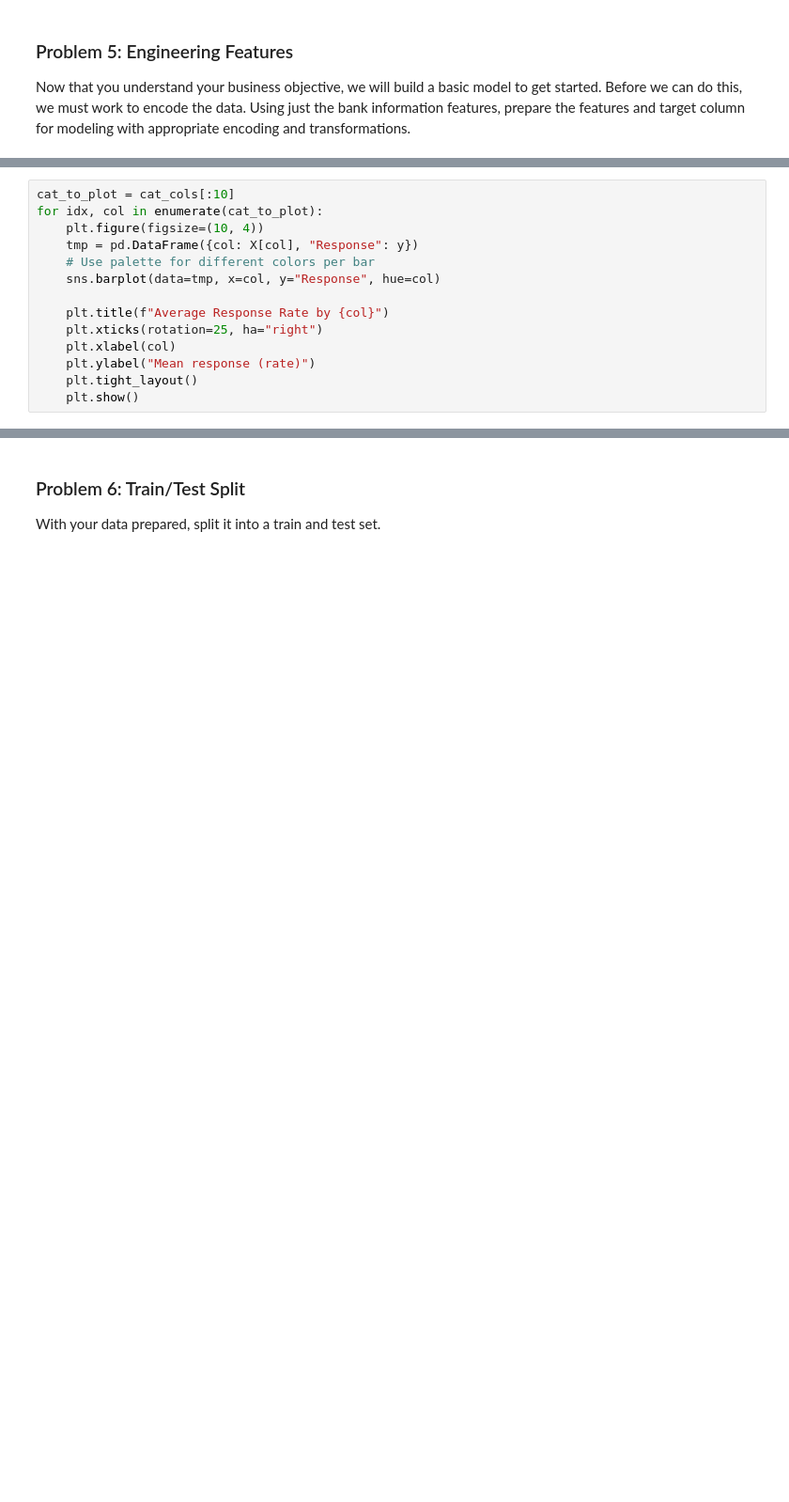
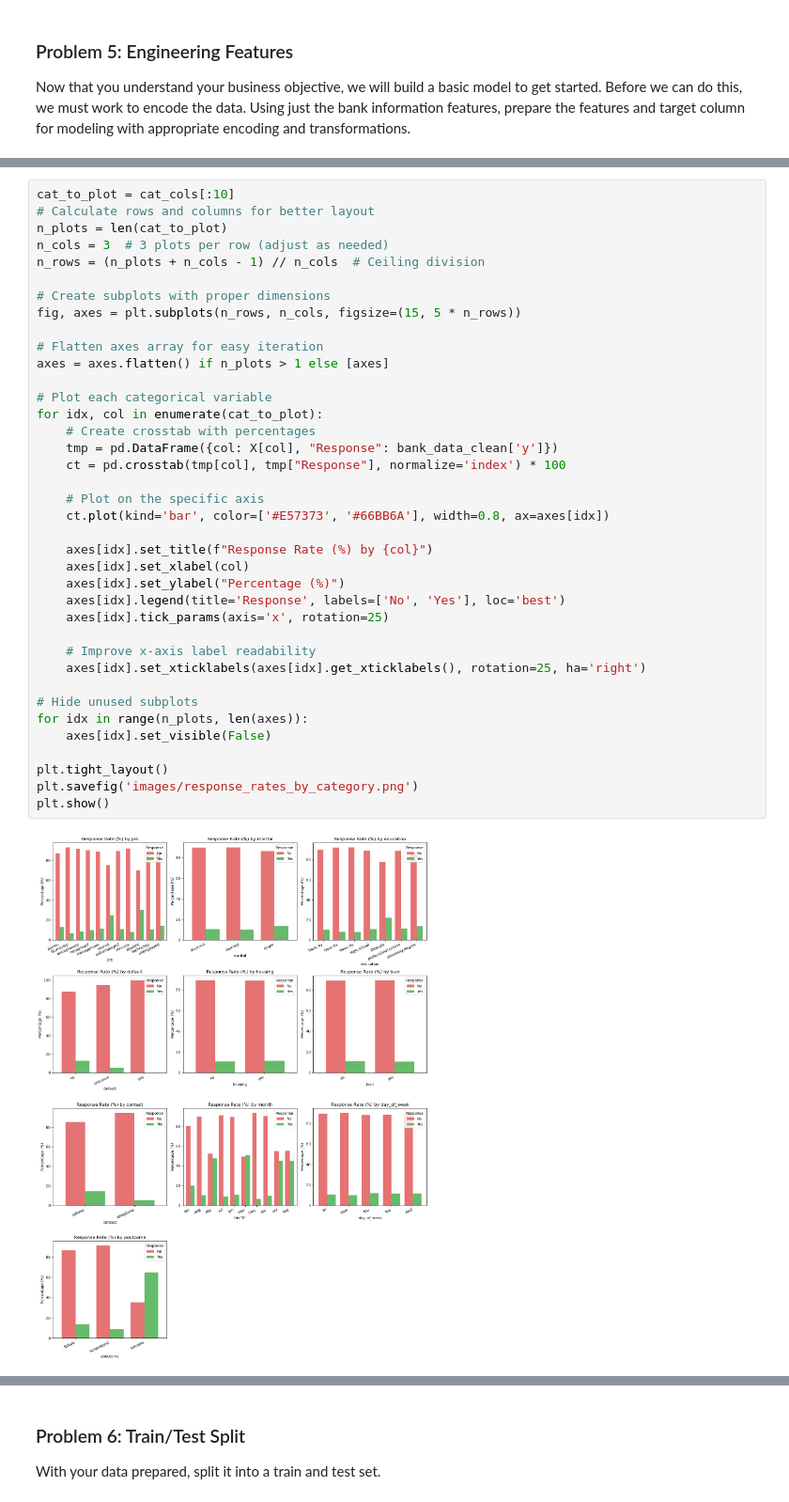
Before and after one commit to peanutenthusiast/symmetrical-fortnight, a Jupyter notebook: prompt_III.ipynb, the cells around one changed output, grey strips where cells are left out. Shown at 94% size. Saved outputs shown, nothing was run; the diff lists cells and outputs as text; blank space fills up the shorter version.

```diff
--- a/prompt_III.ipynb
+++ b/prompt_III.ipynb
@@ -407,14 +473,0 @@ plt.show()
-# %%
-cat_to_plot = cat_cols[:10]
-for idx, col in enumerate(cat_to_plot):
-    plt.figure(figsize=(10, 4))
-    tmp = pd.DataFrame({col: X[col], "Response": y})
-    # Use palette for different colors per bar
-    sns.barplot(data=tmp, x=col, y="Response", hue=col)
-
-    plt.title(f"Average Response Rate by {col}")
-    plt.xticks(rotation=25, ha="right")
-    plt.xlabel(col)
-    plt.ylabel("Mean response (rate)")
-    plt.tight_layout()
-    plt.show()
@@ -431,0 +474,40 @@ for idx, col in enumerate(cat_to_plot):
+# %%
+cat_to_plot = cat_cols[:10]
+# Calculate rows and columns for better layout
+n_plots = len(cat_to_plot)
+n_cols = 3  # 3 plots per row (adjust as needed)
+n_rows = (n_plots + n_cols - 1) // n_cols  # Ceiling division
+
+# Create subplots with proper dimensions
+fig, axes = plt.subplots(n_rows, n_cols, figsize=(15, 5 * n_rows))
+
+# Flatten axes array for easy iteration
+axes = axes.flatten() if n_plots > 1 else [axes]
+
+# Plot each categorical variable
+for idx, col in enumerate(cat_to_plot):
+    # Create crosstab with percentages
+    tmp = pd.DataFrame({col: X[col], "Response": bank_data_clean['y']})
+    ct = pd.crosstab(tmp[col], tmp["Response"], normalize='index') * 100
+
+    # Plot on the specific axis
+    ct.plot(kind='bar', color=['#E57373', '#66BB6A'], width=0.8, ax=axes[idx])
+
+    axes[idx].set_title(f"Response Rate (%) by {col}")
+    axes[idx].set_xlabel(col)
+    axes[idx].set_ylabel("Percentage (%)")
+    axes[idx].legend(title='Response', labels=['No', 'Yes'], loc='best')
+    axes[idx].tick_params(axis='x', rotation=25)
+
+    # Improve x-axis label readability
+    axes[idx].set_xticklabels(axes[idx].get_xticklabels(), rotation=25, ha='right')
+
+# Hide unused subplots
+for idx in range(n_plots, len(axes)):
+    axes[idx].set_visible(False)
+
+plt.tight_layout()
+plt.savefig('images/response_rates_by_category.png')
+plt.show()
+# %% [output]
+[figure, added]
```
Also changed, not shown: parts of 44 cells of this notebook, 8 other files.
